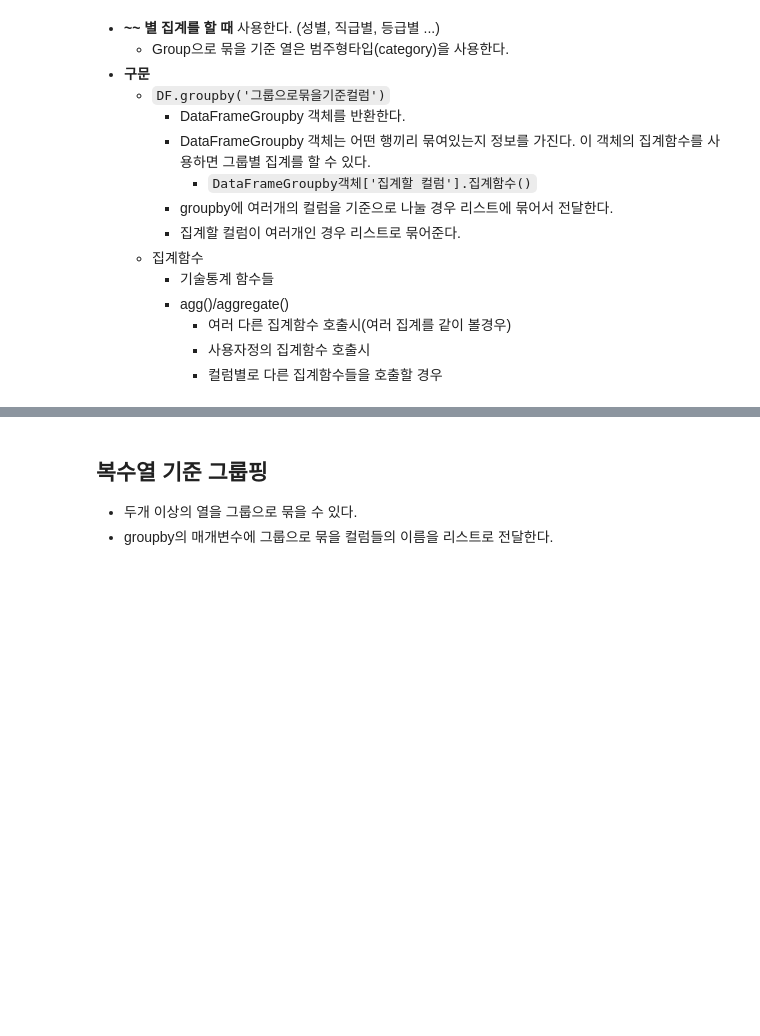
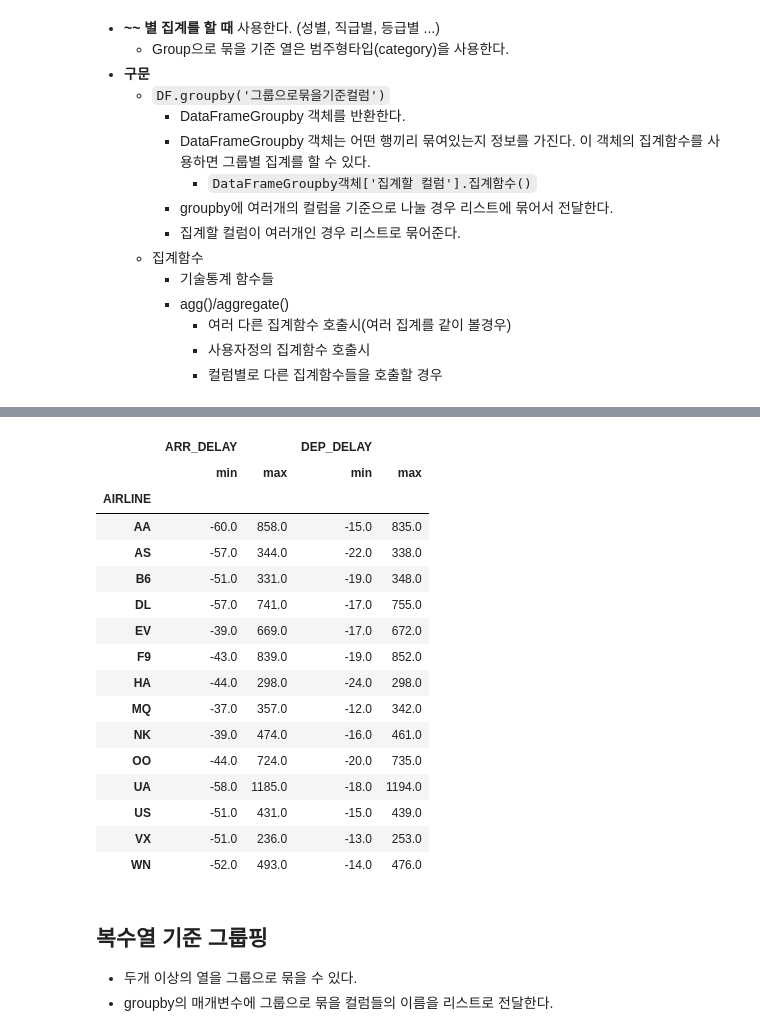
Before and after one commit to rudwo524/SKN13_KyungJae, a Jupyter notebook: 06_pandas_시각화/03_Pandas_정렬_집계.ipynb, the cells around one changed output, grey strips where cells are left out. Saved outputs shown, nothing was run; the diff lists cells and outputs as text; code cells hidden in the pictures; blank space fills up the shorter version.

```diff
--- a/06_pandas_시각화/03_Pandas_정렬_집계.ipynb
+++ b/06_pandas_시각화/03_Pandas_정렬_집계.ipynb
@@ -438,3 +725,23 @@ df['DEST_AIR'].value_counts().sort_index()
+# %%
+df.groupby('AIRLINE')[['ARR_DELAY', 'DEP_DELAY']].agg(['min', 'max'])
+# %% [output]
+|  | ARR_DELAY |  | DEP_DELAY |  |
+|  | min | max | min | max |
+| AIRLINE |  |  |  |  |
+| AA | -60.0 | 858.0 | -15.0 | 835.0 |
+| AS | -57.0 | 344.0 | -22.0 | 338.0 |
+| B6 | -51.0 | 331.0 | -19.0 | 348.0 |
+| DL | -57.0 | 741.0 | -17.0 | 755.0 |
+| EV | -39.0 | 669.0 | -17.0 | 672.0 |
+| F9 | -43.0 | 839.0 | -19.0 | 852.0 |
+| HA | -44.0 | 298.0 | -24.0 | 298.0 |
+| MQ | -37.0 | 357.0 | -12.0 | 342.0 |
+| NK | -39.0 | 474.0 | -16.0 | 461.0 |
+| OO | -44.0 | 724.0 | -20.0 | 735.0 |
+| UA | -58.0 | 1185.0 | -18.0 | 1194.0 |
+| US | -51.0 | 431.0 | -15.0 | 439.0 |
+| VX | -51.0 | 236.0 | -13.0 | 253.0 |
+| WN | -52.0 | 493.0 | -14.0 | 476.0 |
 # %% [markdown]
 ## 복수열 기준 그룹핑
 
```
Also changed, not shown: parts of 54 cells of this notebook.
